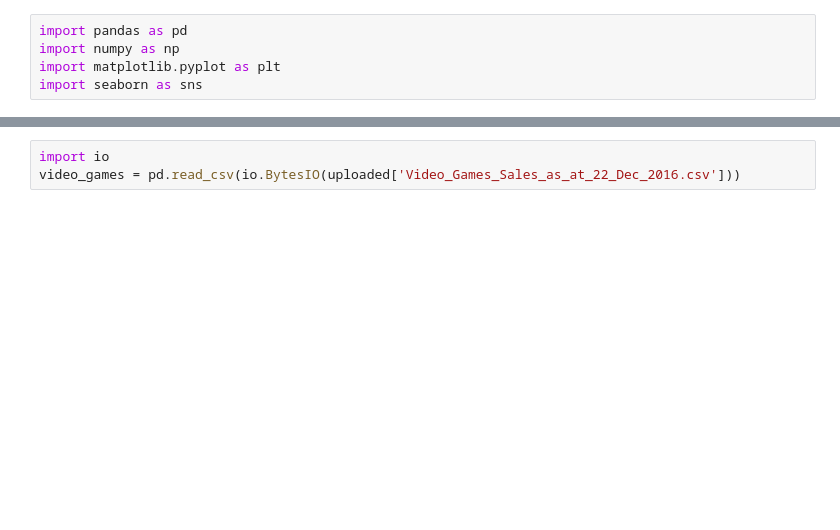
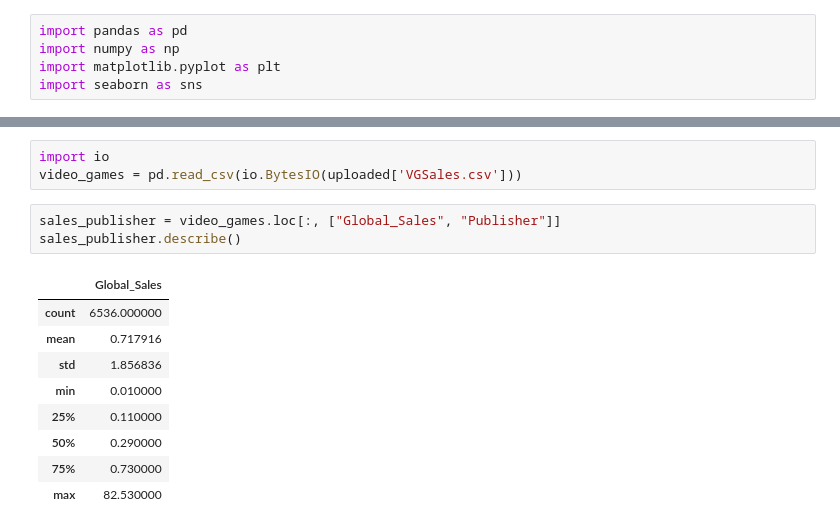
Before and after one commit to tangiambe/Data_Analytics_Project, a Jupyter notebook: BarplotVisualization.ipynb, the cells around one changed output, grey strips where cells are left out. Saved outputs shown, nothing was run; the diff lists cells and outputs as text; blank space fills up the shorter version.

```diff
--- a/BarplotVisualization.ipynb
+++ b/BarplotVisualization.ipynb
@@ -14,5 +14,18 @@ Saving Video_Games_Sales_as_at_22_Dec_2016.csv to Video_Games_Sales_as_at_22_Dec
 # %%
 import io
-video_games = pd.read_csv(io.BytesIO(uploaded['Video_Games_Sales_as_at_22_Dec_2016.csv']))
+video_games = pd.read_csv(io.BytesIO(uploaded['VGSales.csv']))
+# %%
+sales_publisher = video_games.loc[:, ["Global_Sales", "Publisher"]]
+sales_publisher.describe()
+# %% [output]
+|  | Global_Sales |
+| count | 6536.000000 |
+| mean | 0.717916 |
+| std | 1.856836 |
+| min | 0.010000 |
+| 25% | 0.110000 |
+| 50% | 0.290000 |
+| 75% | 0.730000 |
+| max | 82.530000 |
 # %%
 #specify by size
```
Also changed, not shown: parts of 6 cells of this notebook.
